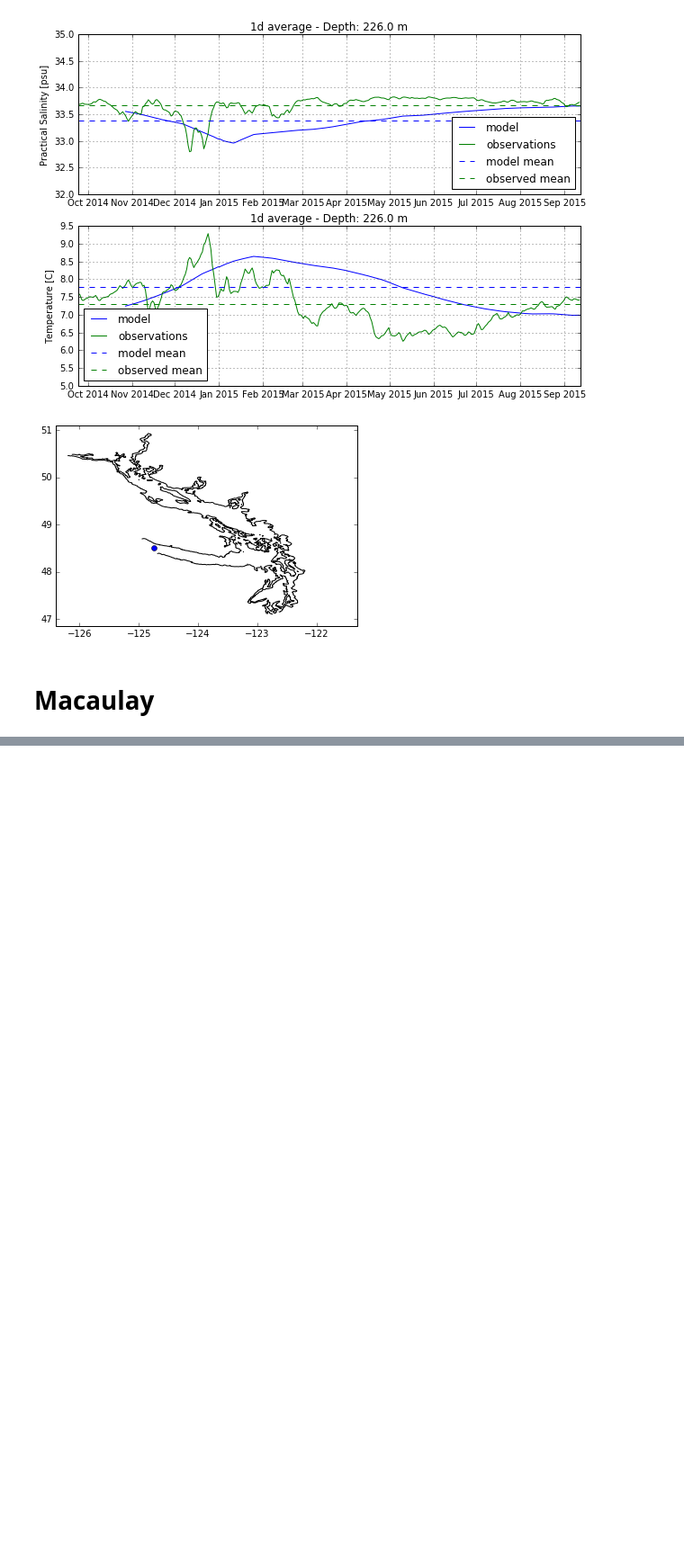
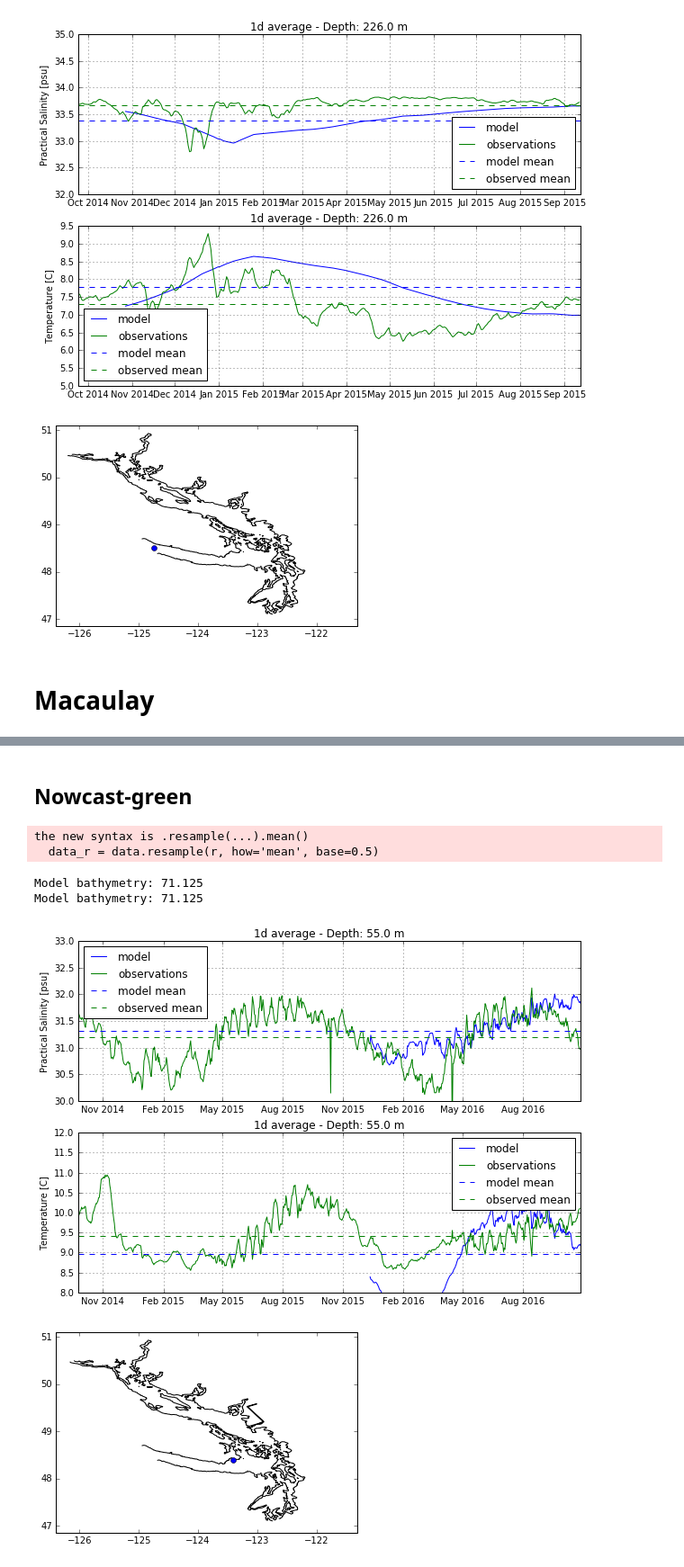
Before and after one commit to SalishSeaCast/analysis-nancy, a Jupyter notebook: notebooks/strat/comparisons/ONC Moorings.ipynb, the cells around one changed output, grey strips where cells are left out. Shown at 90% size. Saved outputs shown, nothing was run; the diff lists cells and outputs as text; code cells hidden in the pictures; blank space fills up the shorter version.

```diff
--- a/notebooks/strat/comparisons/ONC Moorings.ipynb
+++ b/notebooks/strat/comparisons/ONC Moorings.ipynb
@@ -102,0 +137,14 @@ Model bathymetry: 55.0
+# %% [markdown]
+## Nowcast-green
+# %%
+figmap, fig = ONC.compare_ONC_model(csvfilename, sdt, edt, grid_B['nowcast-green'],
+                                    result_homes['nowcast-green'],
+                                    period='1d', interp=True,smin=30, smax=33, tmin=8, tmax=12,
+                                    teos_to_psu=True)
+# %% [output]
+the new syntax is .resample(...).mean()
+  data_r = data.resample(r, how='mean', base=0.5)
+Model bathymetry: 71.125
+Model bathymetry: 71.125
+[figure, added]
+[figure, added]
```
Also changed, not shown: parts of 20 cells of this notebook, 1 other file.
